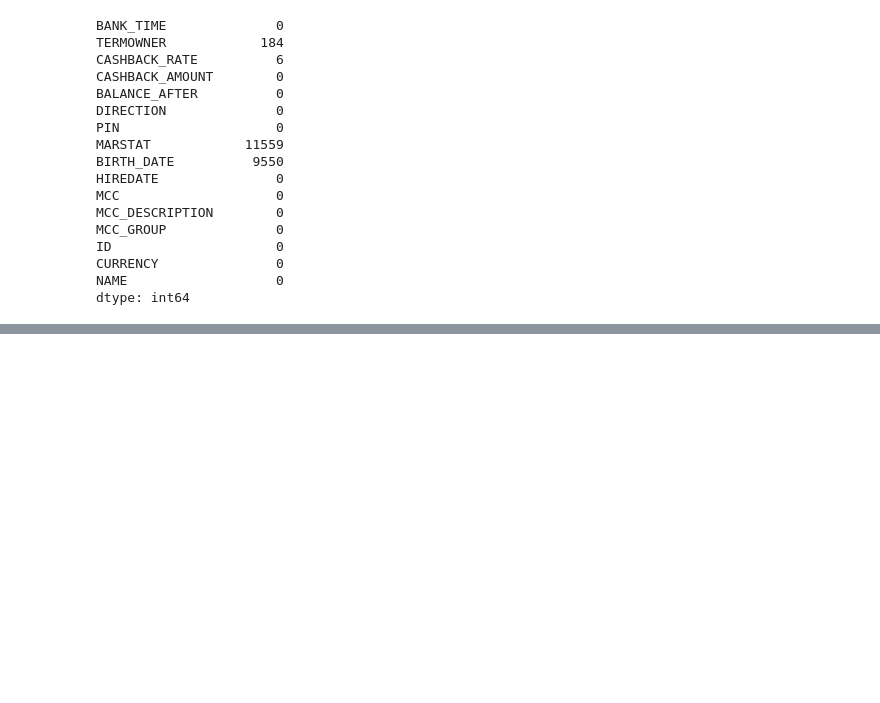
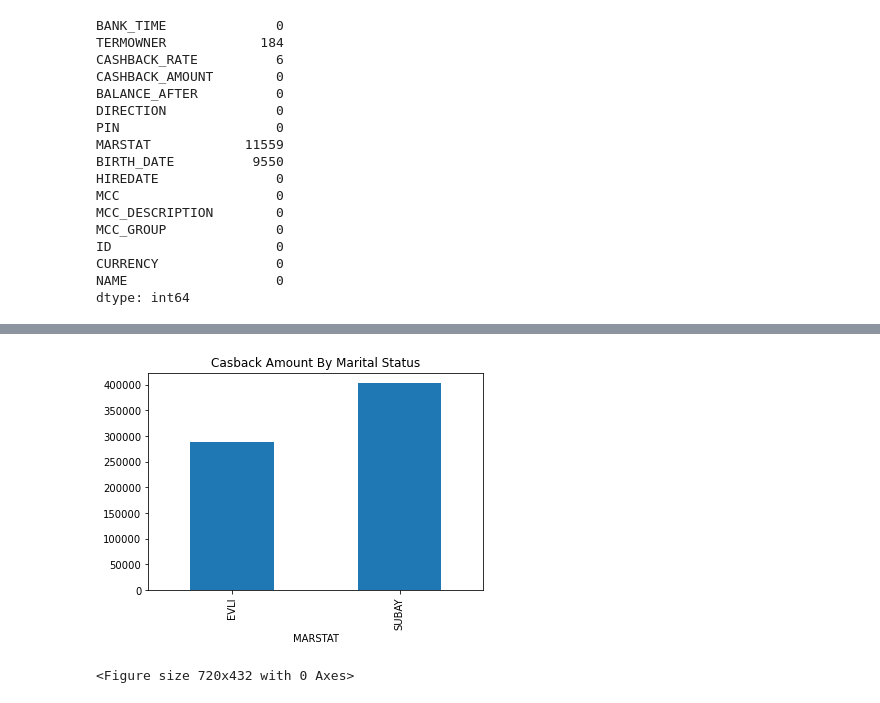
Before and after one commit to Ismat-Samadov/rahatemlak_az, a Jupyter notebook: Cashback.ipynb, the cells around one changed output, grey strips where cells are left out. Drawn from its saved outputs; the diff is of its cells as text; code cells hidden in the pictures; blank space fills up the shorter version.

```diff
--- a/Cashback.ipynb
+++ b/Cashback.ipynb
@@ -152,0 +196,9 @@ dtype: int64
+# %%
+sum_of_cb_amount_by_marstat=df_all.groupby('MARSTAT')['CASHBACK_AMOUNT'].sum()
+plt.title('Casback Amount By Marital Status')
+sum_of_cb_amount_by_marstat.plot(kind='bar')
+plt.figure(figsize=(10,6))
+plt.show()
+# %% [output]
+[figure, added]
+<Figure size 720x432 with 0 Axes>
```
Also changed, not shown: parts of 6 cells of this notebook.
